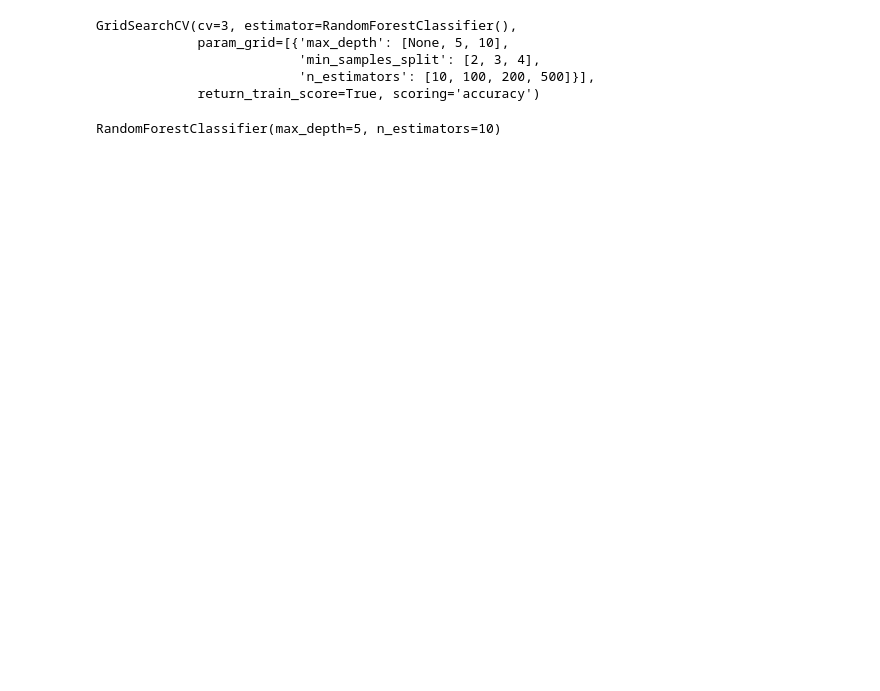
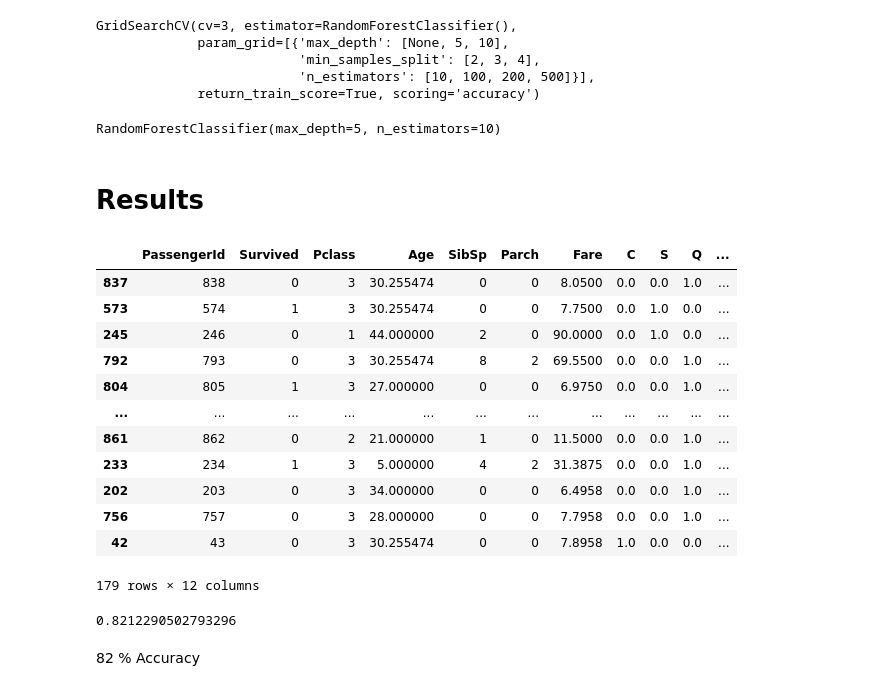
Before and after one commit to LJRollerII/Titanic_Survival_Prediction, a Jupyter notebook: notebooks/titanic_survival_prediction.ipynb, the cells around one changed output. Cells and saved outputs as stored; diff of their text form; code cells hidden in the pictures; blank space fills up the shorter version.

Commit message:
Finished results and tested data.

```diff
--- a/notebooks/titanic_survival_prediction.ipynb
+++ b/notebooks/titanic_survival_prediction.ipynb
@@ -276,3 +276,23 @@ final_clf = grid_search.best_estimator_
 final_clf
 # %% [output]
 RandomForestClassifier(max_depth=5, n_estimators=10)
+# %% [markdown]
+# Results
+# %%
+strat_test_set = pipeline.fit_transform(strat_test_set)
+# %%
+strat_test_set
+# %% [output]
+|  | PassengerId | Survived | Pclass | Age | SibSp | Parch | Fare | C | S | Q | ... |
+| 837 | 838 | 0 | 3 | 30.255474 | 0 | 0 | 8.0500 | 0.0 | 0.0 | 1.0 | ... |
+| 573 | 574 | 1 | 3 | 30.255474 | 0 | 0 | 7.7500 | 0.0 | 1.0 | 0.0 | ... |
+| 245 | 246 | 0 | 1 | 44.000000 | 2 | 0 | 90.0000 | 0.0 | 1.0 | 0.0 | ... |
+| 792 | 793 | 0 | 3 | 30.255474 | 8 | 2 | 69.5500 | 0.0 | 0.0 | 1.0 | ... |
+| 804 | 805 | 1 | 3 | 27.000000 | 0 | 0 | 6.9750 | 0.0 | 0.0 | 1.0 | ... |
+| ... | ... | ... | ... | ... | ... | ... | ... | ... | ... | ... | ... |
+| 861 | 862 | 0 | 2 | 21.000000 | 1 | 0 | 11.5000 | 0.0 | 0.0 | 1.0 | ... |
+| 233 | 234 | 1 | 3 | 5.000000 | 4 | 2 | 31.3875 | 0.0 | 0.0 | 1.0 | ... |
+| 202 | 203 | 0 | 3 | 34.000000 | 0 | 0 | 6.4958 | 0.0 | 0.0 | 1.0 | ... |
+| 756 | 757 | 0 | 3 | 28.000000 | 0 | 0 | 7.7958 | 0.0 | 0.0 | 1.0 | ... |
+| 42 | 43 | 0 | 3 | 30.255474 | 0 | 0 | 7.8958 | 1.0 | 0.0 | 0.0 | ... |
+179 rows × 12 columns
@@ -278,0 +306,6 @@ RandomForestClassifier(max_depth=5, n_estimators=10)
+# %%
+final_clf.score(X_data_test, y_data_test)
+# %% [output]
+0.8212290502793296
+# %% [markdown]
+82 % Accuracy
```
Also changed, not shown: parts of 29 cells of this notebook.
